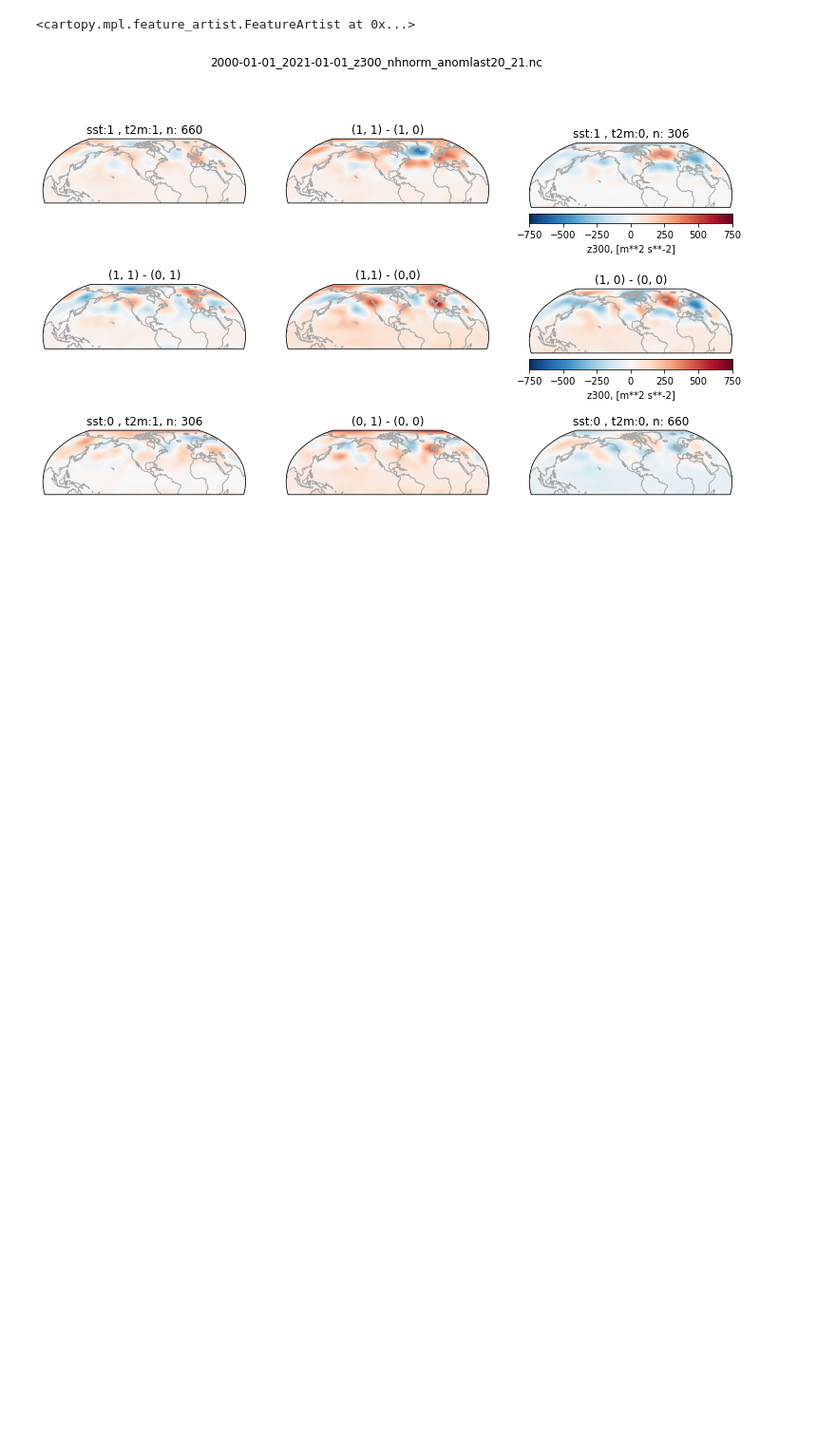
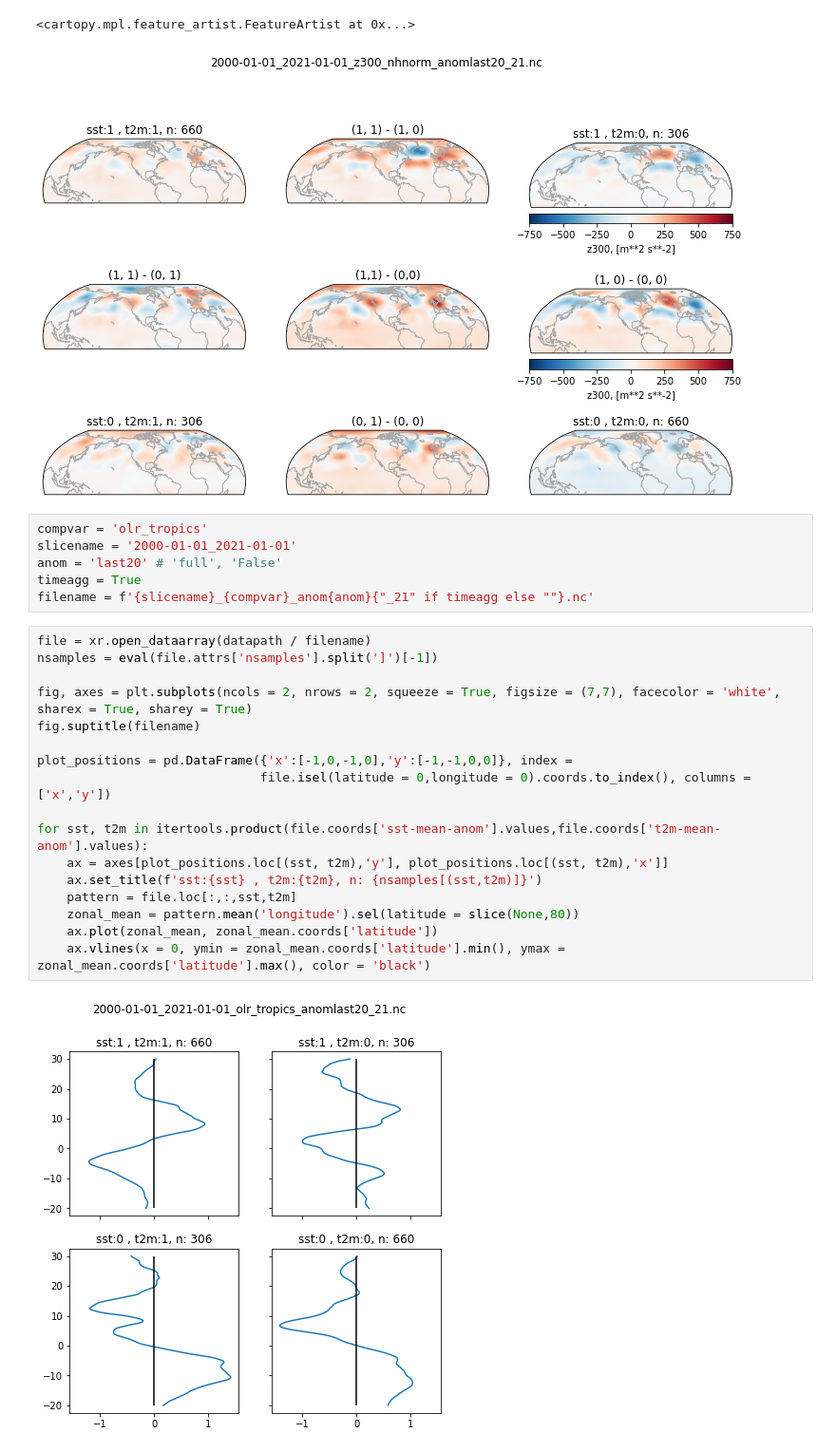
Before and after one commit to chiemvs/telegates, a Jupyter notebook: Explore.ipynb, the cells around one changed output. Shown at 95% size. Cells and saved outputs as stored; diff of their text form; blank space fills up the shorter version.

Commit message:
zonal mean representation.

```diff
--- a/Explore.ipynb
+++ b/Explore.ipynb
@@ -875,3 +875,28 @@ ax.coastlines(zorder = 2, lw = 1, color = 'darkgrey')
 # %% [output]
 <cartopy.mpl.feature_artist.FeatureArtist at 0x...>
 [figure]
+# %%
+compvar = 'olr_tropics'
+slicename = '2000-01-01_2021-01-01'
+anom = 'last20' # 'full', 'False'
+timeagg = True
+filename = f'{slicename}_{compvar}_anom{anom}{"_21" if timeagg else ""}.nc'
+# %%
+file = xr.open_dataarray(datapath / filename)
+nsamples = eval(file.attrs['nsamples'].split(']')[-1])
+
+fig, axes = plt.subplots(ncols = 2, nrows = 2, squeeze = True, figsize = (7,7), facecolor = 'white', sharex = True, sharey = True)
+fig.suptitle(filename)
+
+plot_positions = pd.DataFrame({'x':[-1,0,-1,0],'y':[-1,-1,0,0]}, index =
+                              file.isel(latitude = 0,longitude = 0).coords.to_index(), columns = ['x','y'])
+
+for sst, t2m in itertools.product(file.coords['sst-mean-anom'].values,file.coords['t2m-mean-anom'].values):
+    ax = axes[plot_positions.loc[(sst, t2m),'y'], plot_positions.loc[(sst, t2m),'x']]
+    ax.set_title(f'sst:{sst} , t2m:{t2m}, n: {nsamples[(sst,t2m)]}')
+    pattern = file.loc[:,:,sst,t2m]
+    zonal_mean = pattern.mean('longitude').sel(latitude = slice(None,80))
+    ax.plot(zonal_mean, zonal_mean.coords['latitude'])
+    ax.vlines(x = 0, ymin = zonal_mean.coords['latitude'].min(), ymax = zonal_mean.coords['latitude'].max(), color = 'black')
+# %% [output]
+[figure, added]
```
